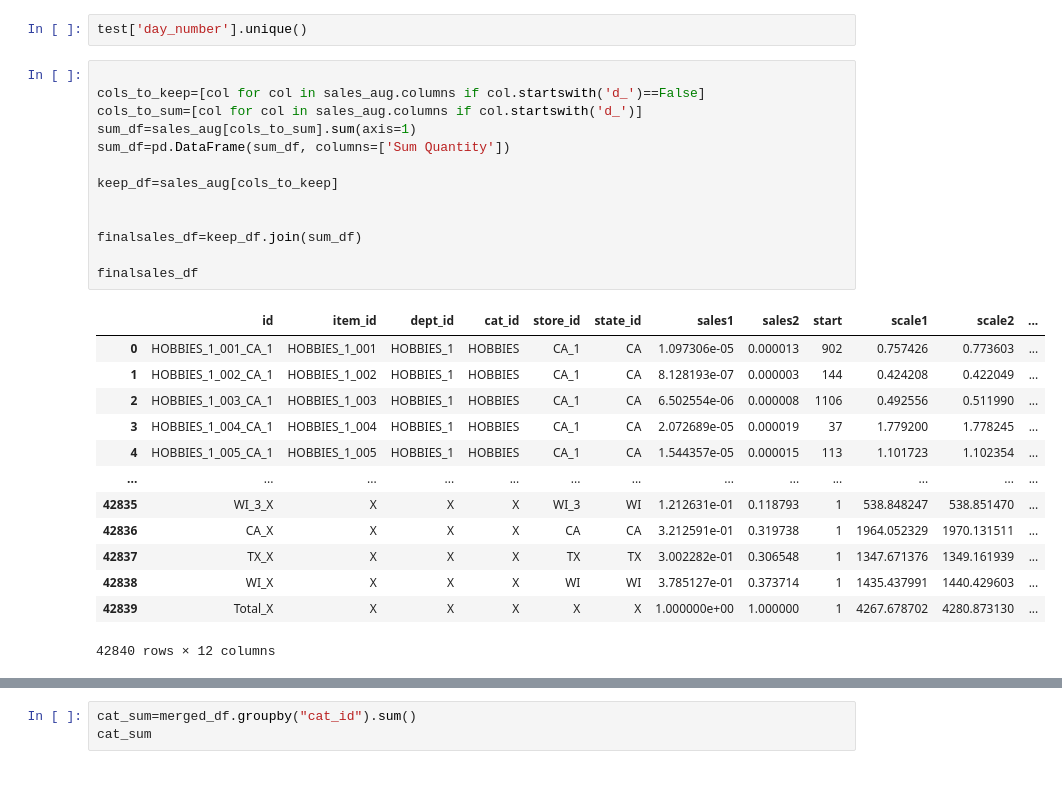
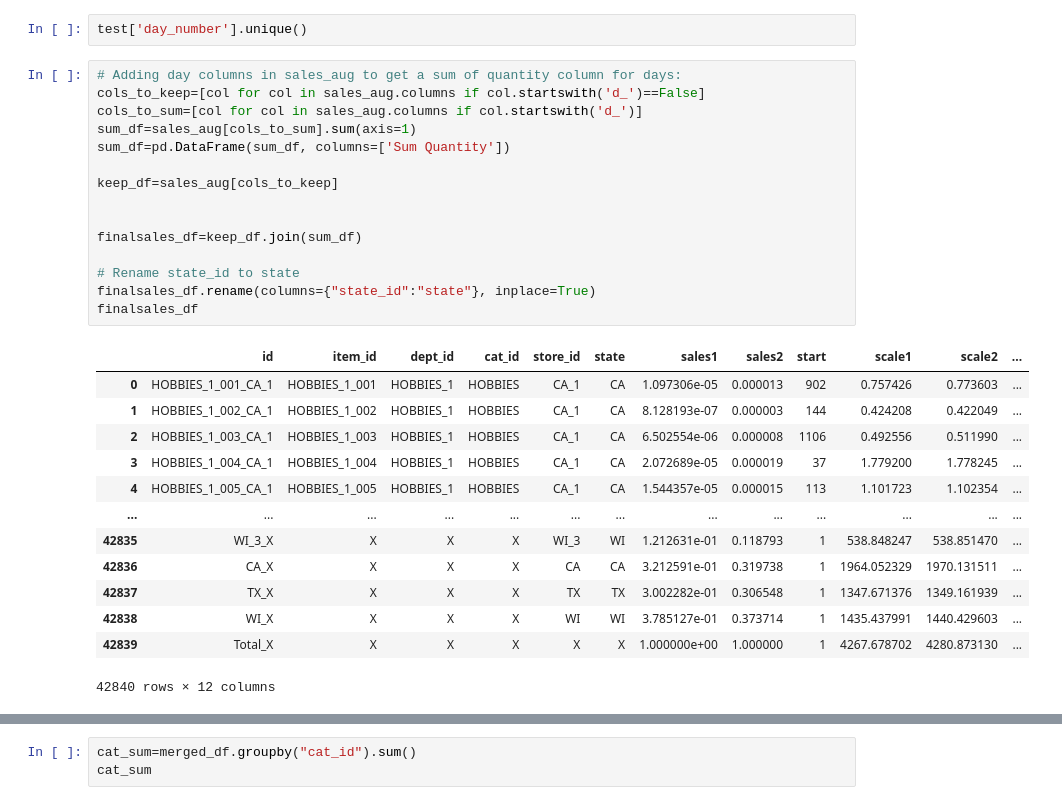
Before and after one commit to beckyydo/Project-2, a Jupyter notebook: Resources/Table2.ipynb, the cells around one changed output, grey strips where cells are left out. Cells and saved outputs as stored; diff of their text form.

```diff
--- a/Resources/Table2.ipynb
+++ b/Resources/Table2.ipynb
@@ -169,20 +156,22 @@ test2['day_number'][6][1]
 # %%
 test['day_number'].unique()
 # %%
-
+# Adding day columns in sales_aug to get a sum of quantity column for days:
 cols_to_keep=[col for col in sales_aug.columns if col.startswith('d_')==False]
 cols_to_sum=[col for col in sales_aug.columns if col.startswith('d_')]
 sum_df=sales_aug[cols_to_sum].sum(axis=1)
 sum_df=pd.DataFrame(sum_df, columns=['Sum Quantity'])
 
 keep_df=sales_aug[cols_to_keep]
 
 
 finalsales_df=keep_df.join(sum_df)
 
+# Rename state_id to state
+finalsales_df.rename(columns={"state_id":"state"}, inplace=True)
 finalsales_df
 # %% [output]
-|  | id | item_id | dept_id | cat_id | store_id | state_id | sales1 | sales2 | start | scale1 | scale2 | ... |
+|  | id | item_id | dept_id | cat_id | store_id | state | sales1 | sales2 | start | scale1 | scale2 | ... |
 | 0 | HOBBIES_1_001_CA_1 | HOBBIES_1_001 | HOBBIES_1 | HOBBIES | CA_1 | CA | 1.097306e-05 | 0.000013 | 902 | 0.757426 | 0.773603 | ... |
 | 1 | HOBBIES_1_002_CA_1 | HOBBIES_1_002 | HOBBIES_1 | HOBBIES | CA_1 | CA | 8.128193e-07 | 0.000003 | 144 | 0.424208 | 0.422049 | ... |
 | 2 | HOBBIES_1_003_CA_1 | HOBBIES_1_003 | HOBBIES_1 | HOBBIES | CA_1 | CA | 6.502554e-06 | 0.000008 | 1106 | 0.492556 | 0.511990 | ... |
```
Also changed, not shown: parts of 22 cells of this notebook.
